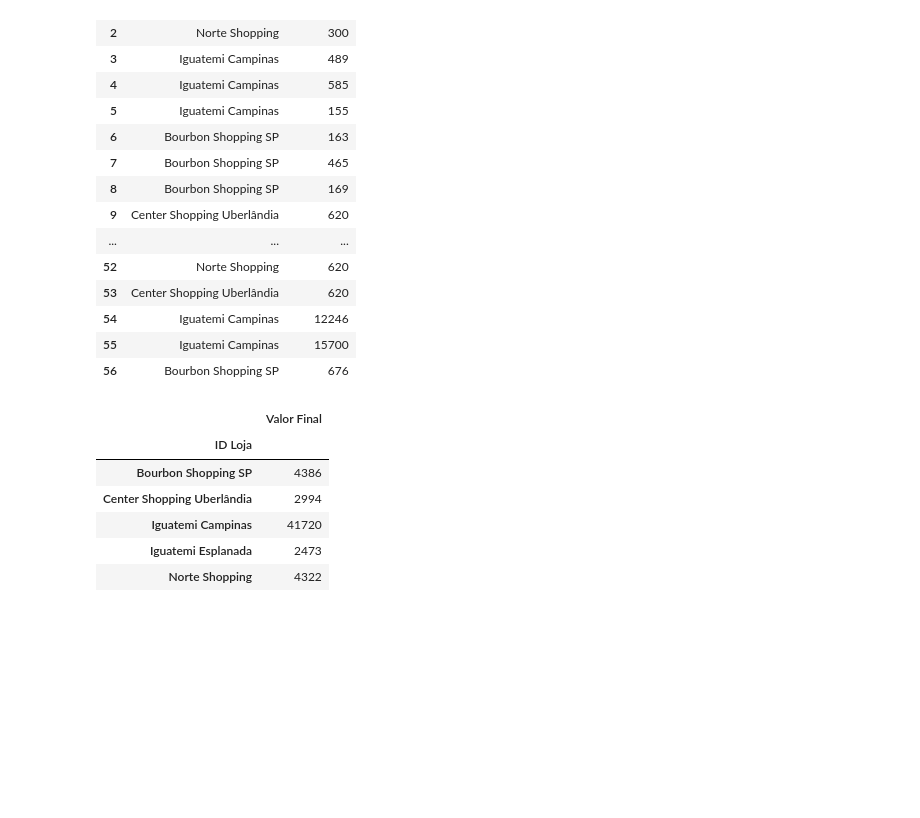
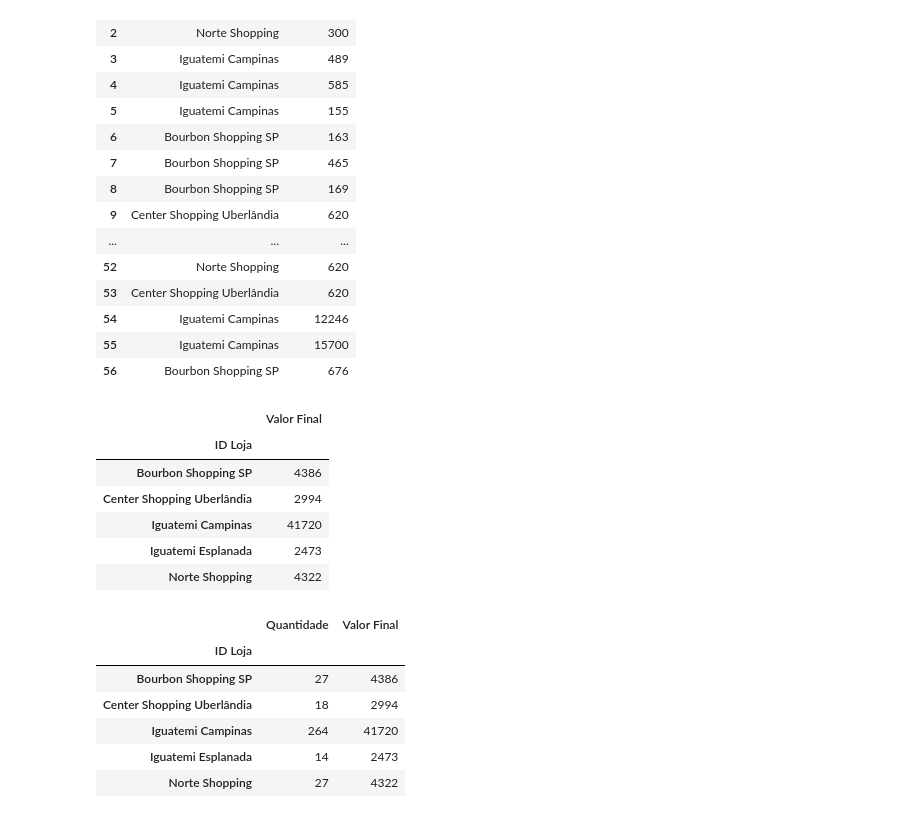
Before and after one commit to BalbinaRaquel/Sales_dataAnalysis, a Jupyter notebook: data_analysis.ipynb, the cells around one changed output. Drawn from its saved outputs; the diff is of its cells as text; code cells hidden in the pictures; blank space fills up the shorter version.

```diff
--- a/data_analysis.ipynb
+++ b/data_analysis.ipynb
@@ -94,3 +94,14 @@ display(revenue_for_store)
 | Iguatemi Campinas | 41720 |
 | Iguatemi Esplanada | 2473 |
 | Norte Shopping | 4322 |
+# %%
+revenue_for_store02 = data_table[['ID Loja', 'Quantidade', 'Valor Final']].groupby('ID Loja').sum()
+display(revenue_for_store02)
+# %% [output]
+|  | Quantidade | Valor Final |
+| ID Loja |  |  |
+| Bourbon Shopping SP | 27 | 4386 |
+| Center Shopping Uberlândia | 18 | 2994 |
+| Iguatemi Campinas | 264 | 41720 |
+| Iguatemi Esplanada | 14 | 2473 |
+| Norte Shopping | 27 | 4322 |
```
Also changed, not shown: parts of 4 cells of this notebook.
